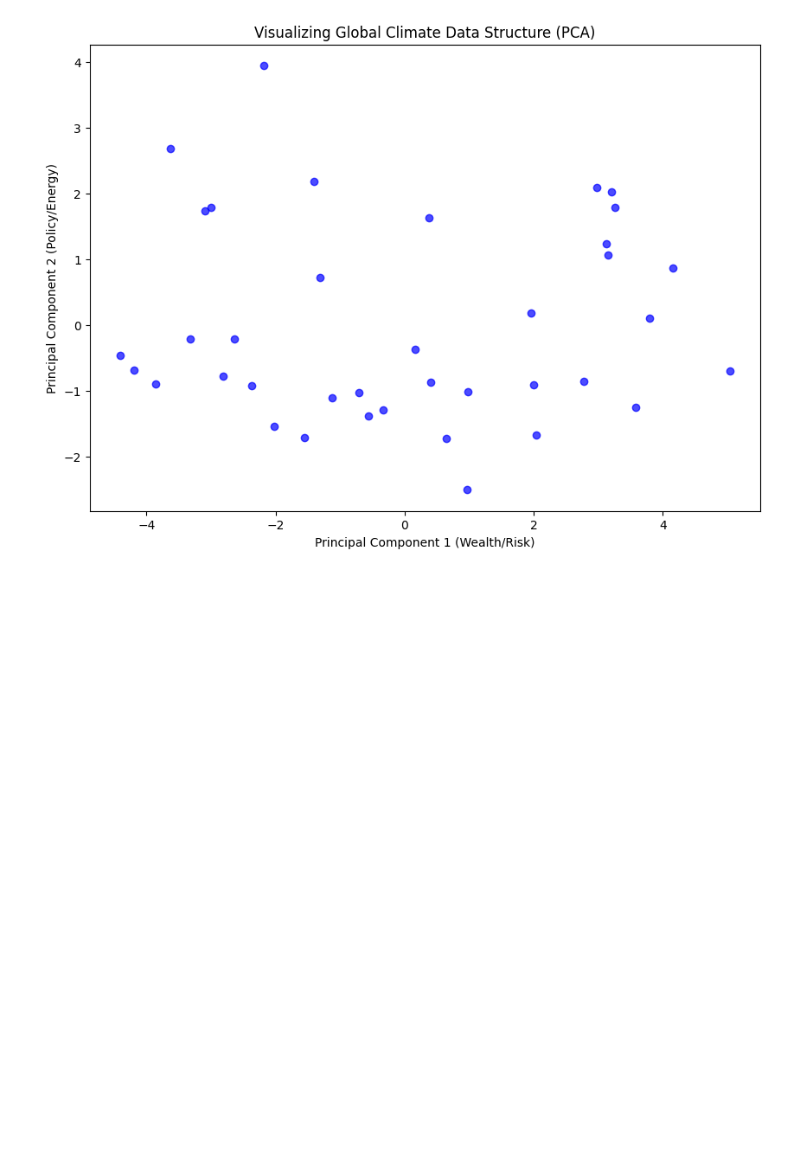
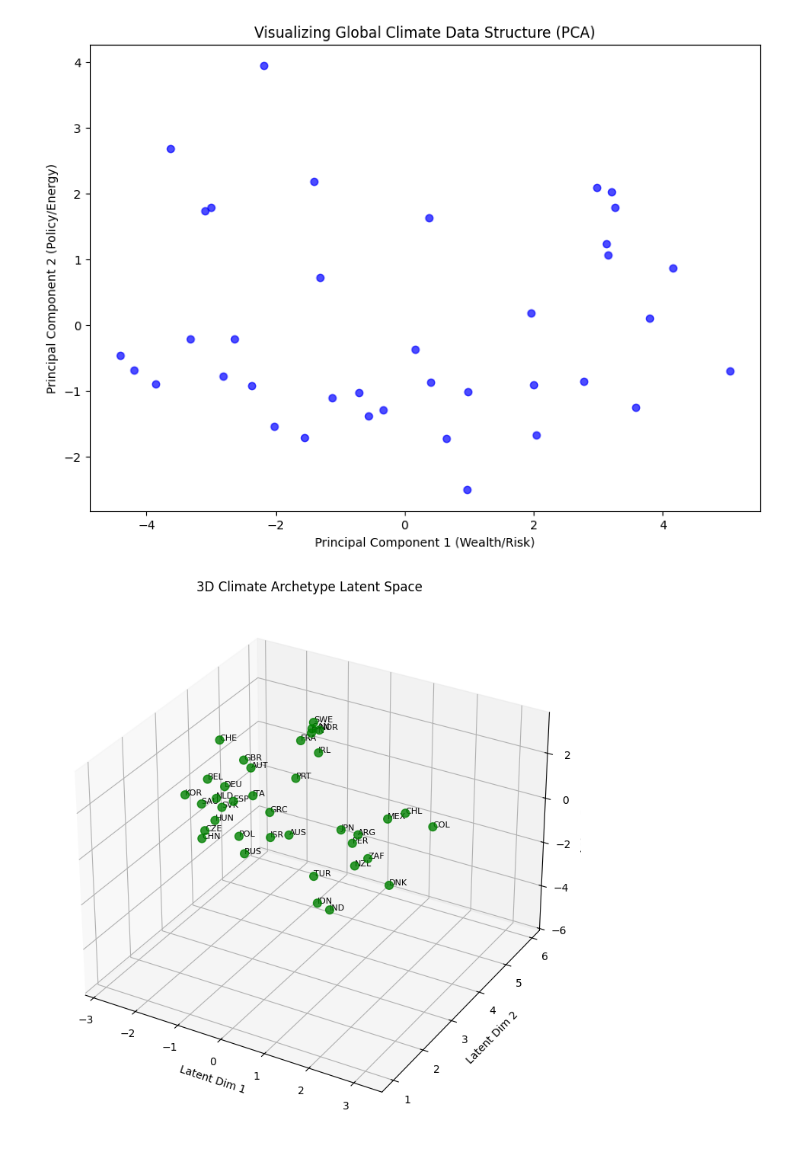
Before and after one commit to irvsam/Identifying-and-Tracking-Climate-Policy-Archetypes, a Jupyter notebook: notebooks/PCA.ipynb, the cells around one changed output. Drawn from its saved outputs; the diff is of its cells as text; code cells hidden in the pictures; blank space fills up the shorter version.

Commit message:
playing with autoencoder for visualisation

```diff
--- a/notebooks/PCA.ipynb
+++ b/notebooks/PCA.ipynb
@@ -31,3 +31,49 @@ plt.show()
 # %% [output]
 Used PowerTransformer (Yeo-Johnson)
 [figure]
+# %%
+from sklearn.neural_network import MLPRegressor
+import numpy as np
+import matplotlib.pyplot as plt
+from mpl_toolkits.mplot3d import Axes3D
+
+# Get the list of countries from the original dataset for labeling
+countries = pd.read_csv('../data/processed/cleaned_feature_matrix.csv')['country_code'].values
+
+# Architecture
+ae_3d = MLPRegressor(
+    hidden_layer_sizes=(3,),
+    activation='relu',
+    solver='lbfgs',
+    max_iter=2000,       # Increased for the extra complexity
+    random_state=42
+)
+
+# Train
+ae_3d.fit(X_scaled, X_scaled)
+
+# Extract the latent space representation
+weights = ae_3d.coefs_[0]
+biases = ae_3d.intercepts_[0]
+X_ae_3d = np.dot(X_scaled, weights) + biases
+
+# 3D Visualization
+fig = plt.figure(figsize=(12, 9))
+ax = fig.add_subplot(111, projection='3d')
+
+# Scatter plot
+scatter = ax.scatter(X_ae_3d[:, 0], X_ae_3d[:, 1], X_ae_3d[:, 2],
+                     alpha=0.8, c='green', s=60)
+
+for i in range(len(countries)):
+    ax.text(X_ae_3d[i, 0], X_ae_3d[i, 1], X_ae_3d[i, 2],
+            countries[i], size=8, zorder=1, color='black')
+
+ax.set_title("3D Climate Archetype Latent Space")
+ax.set_xlabel("Latent Dim 1")
+ax.set_ylabel("Latent Dim 2")
+ax.set_zlabel("Latent Dim 3")
+
+plt.show()
+# %% [output]
+[figure, added]
```
